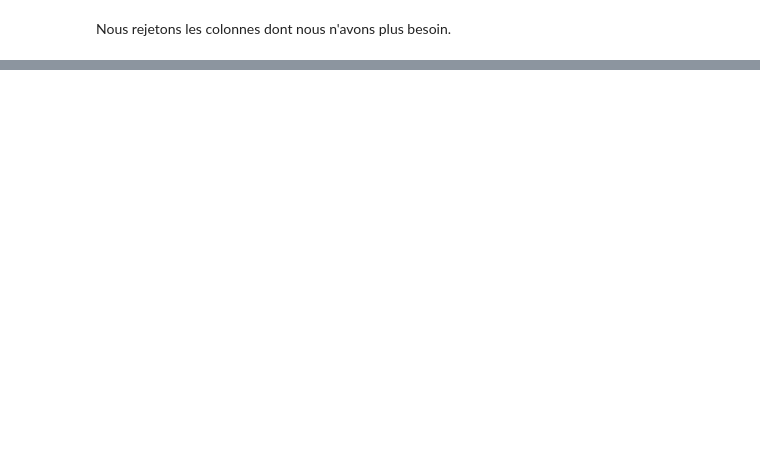
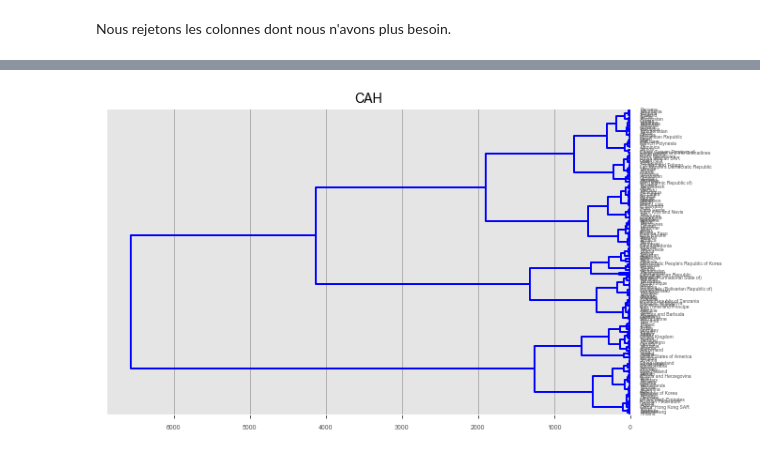
Before and after one commit to bayechou/OCDA_P5-lss, a Jupyter notebook: P5.ipynb, the cells around one changed output, grey strips where cells are left out. Saved outputs shown, nothing was run; the diff lists cells and outputs as text; code cells hidden in the pictures; blank space fills up the shorter version.

```diff
--- a/P5.ipynb
+++ b/P5.ipynb
@@ -186,0 +207,16 @@ plt.show()
+# %%
+msk = list(df.columns.values)
+msk.remove('gdp_capita')
+msk.remove('gdp_growth')
+msk.remove('population')
+# %%
+# générer la matrice des liens
+Z = linkage(df[msk],method='ward',metric='euclidean')
+
+# affichage du dendrogramme
+plt.title("CAH")
+dendrogram(Z,labels=df.index,orientation='left',color_threshold=0)
+plt.savefig("graphs/CAH.png")
+plt.show()
+# %% [output]
+[figure, added]
```
Also changed, not shown: parts of 80 cells of this notebook, 5 other files.
